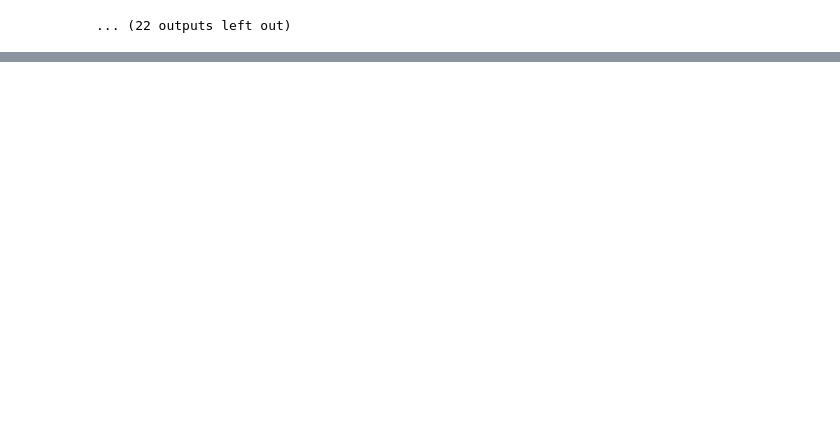
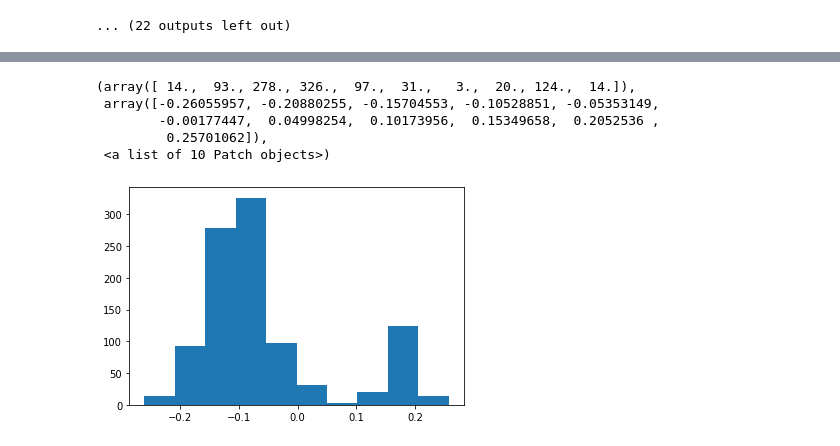
Before and after one commit to arvindnswamy/RemoteSensing, a Jupyter notebook: ExtractingHistogramOfNDWIfromLandsatInEarthEngine.ipynb, the cells around one changed output, grey strips where cells are left out. Cells and saved outputs as stored; diff of their text form; code cells hidden in the pictures; blank space fills up the shorter version.

```diff
--- a/ExtractingHistogramOfNDWIfromLandsatInEarthEngine.ipynb
+++ b/ExtractingHistogramOfNDWIfromLandsatInEarthEngine.ipynb
@@ -243,7 +243,7 @@ clusterfluster = image0ndwi.cluster(clusterer)
 # %%
 studysite = ee.Geometry.Rectangle([-74.04, 40.69, -73.82, 40.94]);
 
-image0ndwi = image0.normalizedDifference(['B5', 'B6'])
+image0ndwi = image0.normalizedDifference(['B3', 'B6'])
 
 training = image0ndwi.sample(numPixels = 100000);
 
@@ -280,0 +271,12 @@ clusterfluster.getInfo()
+# %%
+imagendwi_dict = image0ndwi.sample(region=ee.Geometry.Rectangle([-74.04, 40.69, -73.82, 40.94]), scale = 30.0, numPixels = 1000).reduceColumns(ee.Reducer.toList().repeat(1), ['nd'])
+imagendwi_list = ee.List(imagendwi_dict.get('list'))
+imagendwi_data = imagendwi_list.getInfo()
+plt.hist(imagendwi_data[0])
+# %% [output]
+(array([ 14.,  93., 278., 326.,  97.,  31.,   3.,  20., 124.,  14.]),
+ array([-0.26055957, -0.20880255, -0.15704553, -0.10528851, -0.05353149,
+        -0.00177447,  0.04998254,  0.10173956,  0.15349658,  0.2052536 ,
+         0.25701062]),
+ <a list of 10 Patch objects>)
+[figure, added]
```
Also changed, not shown: parts of 11 cells of this notebook.
